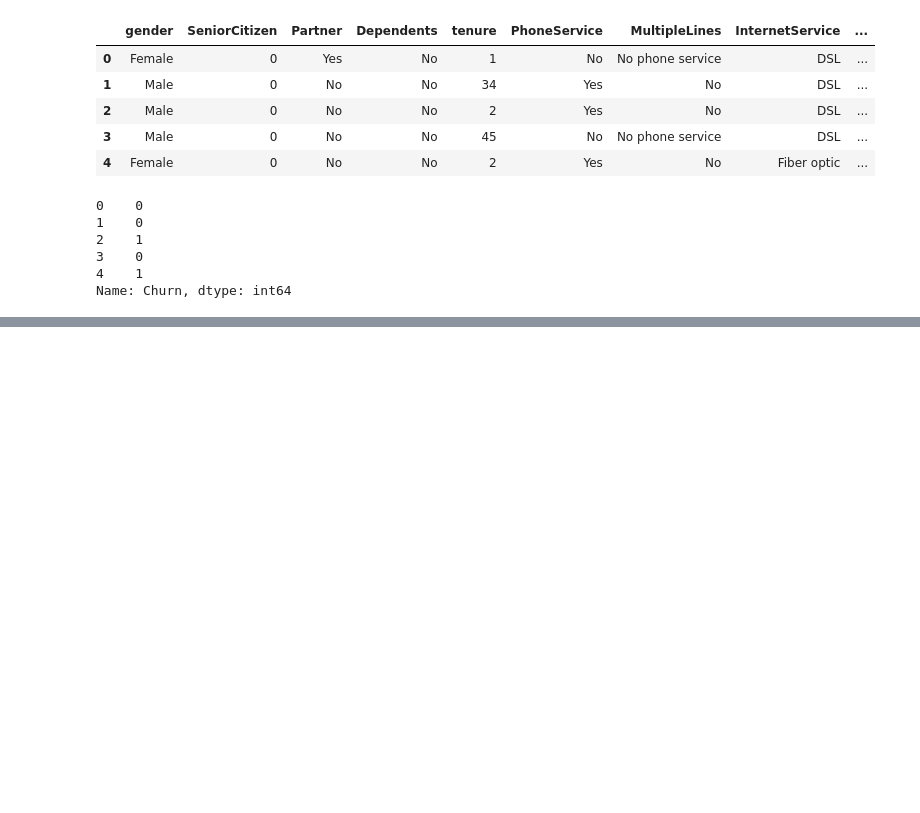
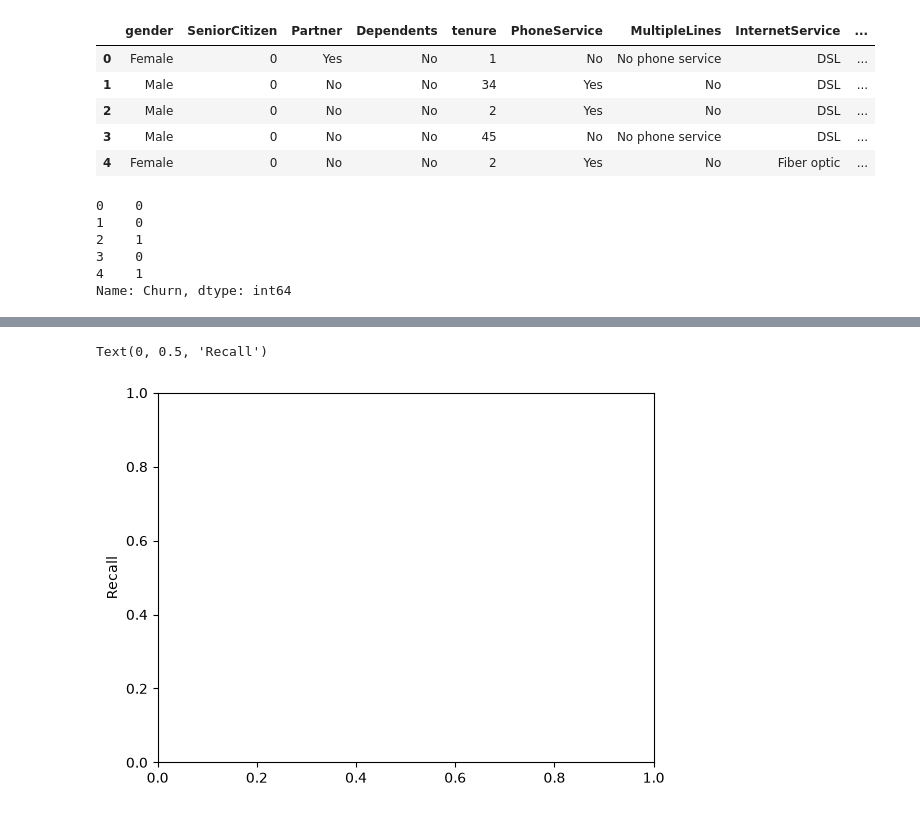
Before and after one commit to Rupam-Mondal/Retail_Mind, a Jupyter notebook: notebooks/champion_model.ipynb, the cells around one changed output, grey strips where cells are left out. Cells and saved outputs as stored; diff of their text form; code cells hidden in the pictures; blank space fills up the shorter version.

```diff
--- a/notebooks/champion_model.ipynb
+++ b/notebooks/champion_model.ipynb
@@ -259,0 +413,5 @@ joblib.dump(tuned_rf , "../models/churn_v3.joblib")
+# %%
+plt.ylabel("Recall")
+# %% [output]
+Text(0, 0.5, 'Recall')
+[figure, added]
```
Also changed, not shown: parts of 34 cells of this notebook.
